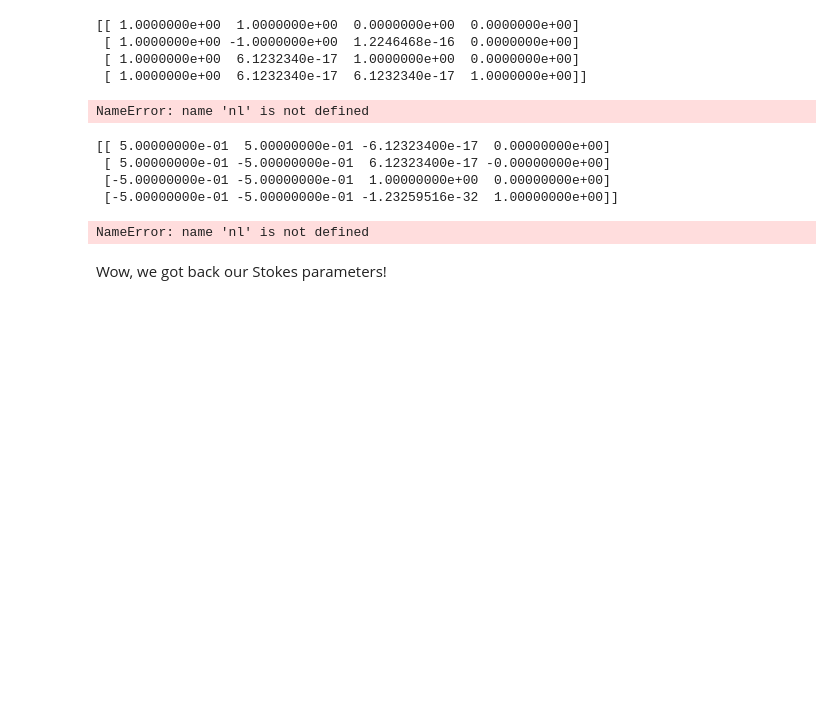
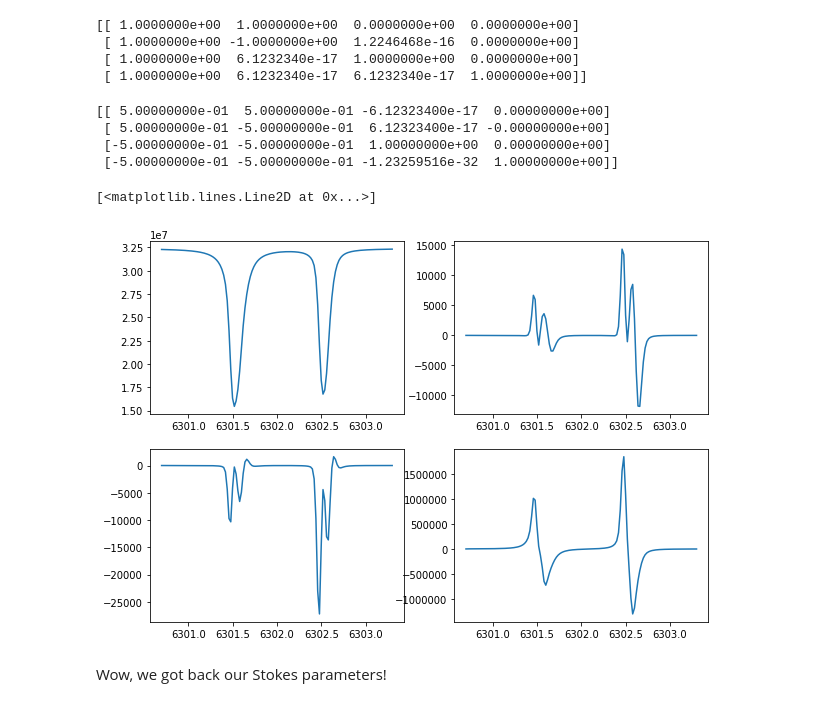
Before and after one commit to ivanzmilic/modulation_exercise, a Jupyter notebook: Handson2.ipynb, the cells around one changed output. Drawn from its saved outputs; the diff is of its cells as text; code cells hidden in the pictures; blank space fills up the shorter version.

```diff
--- a/Handson2.ipynb
+++ b/Handson2.ipynb
@@ -118,35 +118,34 @@ print (O)
 #Let's modulate now:
 
 I = stokes[x_pixel,y_pixel]
-S_measured = np.zeros([4,nl])
+S_measured_4 = np.zeros([4,nl])
 for l in range(0,nl):
-    S_measured[:,l] = np.dot(O,I[:,l])
+    S_measured_4[:,l] = np.dot(O,I[:,l])
-# %% [output]
-NameError: name 'nl' is not defined
 # %%
 # And now let's demodulate
 O_inv = np.linalg.inv(O)
 print (O_inv)
 I_inferred = np.zeros([4,nl])
 for l in range(0,nl):
-    I_inferred[:,l] = np.dot(O_inv,S_measured[:,l])
+    I_inferred[:,l] = np.dot(O_inv,S_measured_4[:,l])
 
 # Plot :
 plt.figure(figsize=[10,7])
 plt.subplot(221)
 plt.plot(wavelength,I_inferred[0])
 plt.subplot(222)
 plt.plot(wavelength,I_inferred[1])
 plt.subplot(223)
 plt.plot(wavelength,I_inferred[2])
 plt.subplot(224)
 plt.plot(wavelength,I_inferred[3])
 # %% [output]
 [[ 5.00000000e-01  5.00000000e-01 -6.12323400e-17  0.00000000e+00]
  [ 5.00000000e-01 -5.00000000e-01  6.12323400e-17 -0.00000000e+00]
  [-5.00000000e-01 -5.00000000e-01  1.00000000e+00  0.00000000e+00]
  [-5.00000000e-01 -5.00000000e-01 -1.23259516e-32  1.00000000e+00]]
-NameError: name 'nl' is not defined
+[<matplotlib.lines.Line2D at 0x...>]
+[figure, added]
 # %% [markdown]
 Wow, we got back our Stokes parameters!
 # %% [markdown]
```
Also changed, not shown: parts of 6 cells of this notebook.
